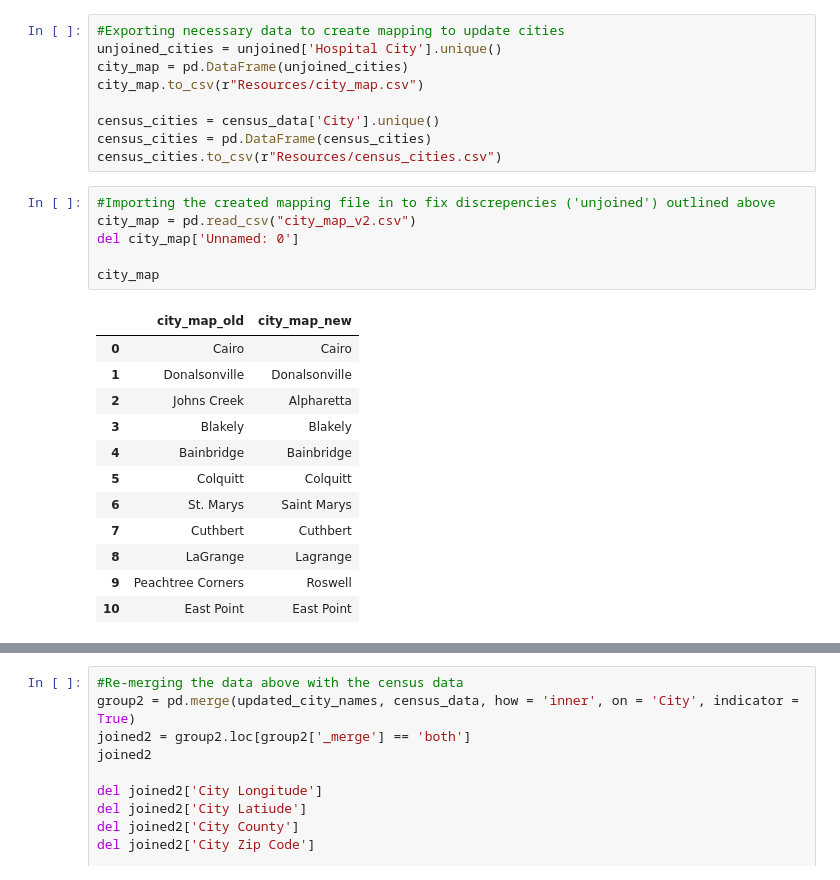
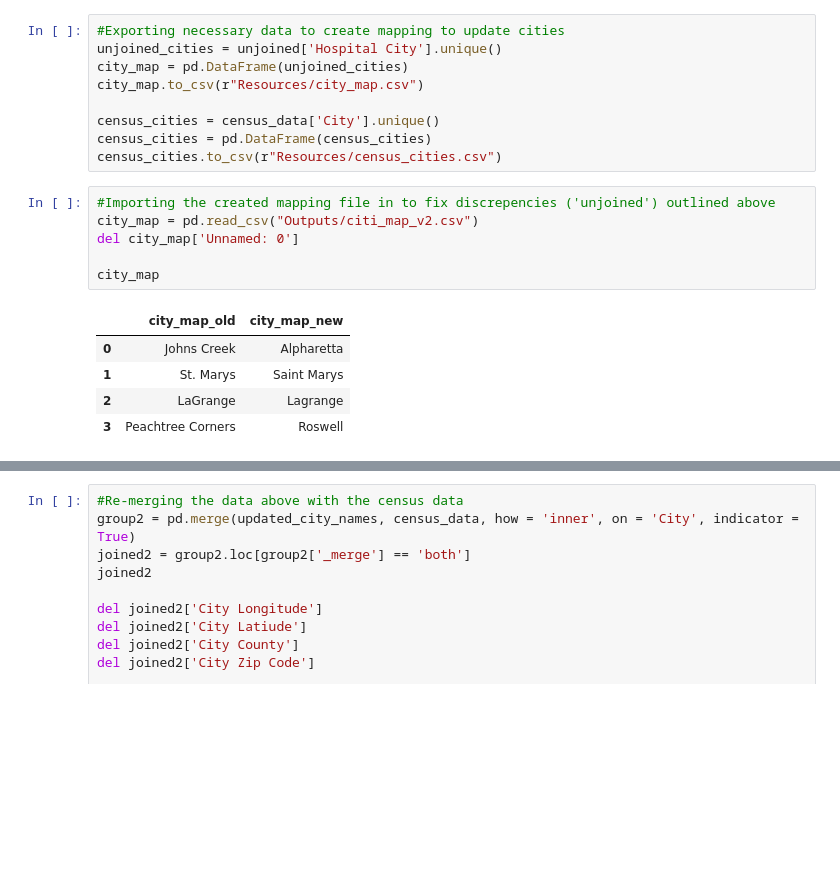
Before and after one commit to jtilenis/Data_Scavengers, a Jupyter notebook: hospital_api.ipynb, the cells around one changed output, grey strips where cells are left out. Drawn from its saved outputs; the diff is of its cells as text; blank space fills up the shorter version.

```diff
--- a/hospital_api.ipynb
+++ b/hospital_api.ipynb
@@ -467,20 +475,13 @@ census_cities = pd.DataFrame(census_cities)
 census_cities.to_csv(r"Resources/census_cities.csv")
 # %%
 #Importing the created mapping file in to fix discrepencies ('unjoined') outlined above
-city_map = pd.read_csv("city_map_v2.csv")
+city_map = pd.read_csv("Outputs/citi_map_v2.csv")
 del city_map['Unnamed: 0']
 
 city_map
 # %% [output]
 |  | city_map_old | city_map_new |
-| 0 | Cairo | Cairo |
-| 1 | Donalsonville | Donalsonville |
-| 2 | Johns Creek | Alpharetta |
-| 3 | Blakely | Blakely |
-| 4 | Bainbridge | Bainbridge |
-| 5 | Colquitt | Colquitt |
-| 6 | St. Marys | Saint Marys |
-| 7 | Cuthbert | Cuthbert |
-| 8 | LaGrange | Lagrange |
-| 9 | Peachtree Corners | Roswell |
-| 10 | East Point | East Point |
+| 0 | Johns Creek | Alpharetta |
+| 1 | St. Marys | Saint Marys |
+| 2 | LaGrange | Lagrange |
+| 3 | Peachtree Corners | Roswell |
```
Also changed, not shown: parts of 18 cells of this notebook, 19 other files.
